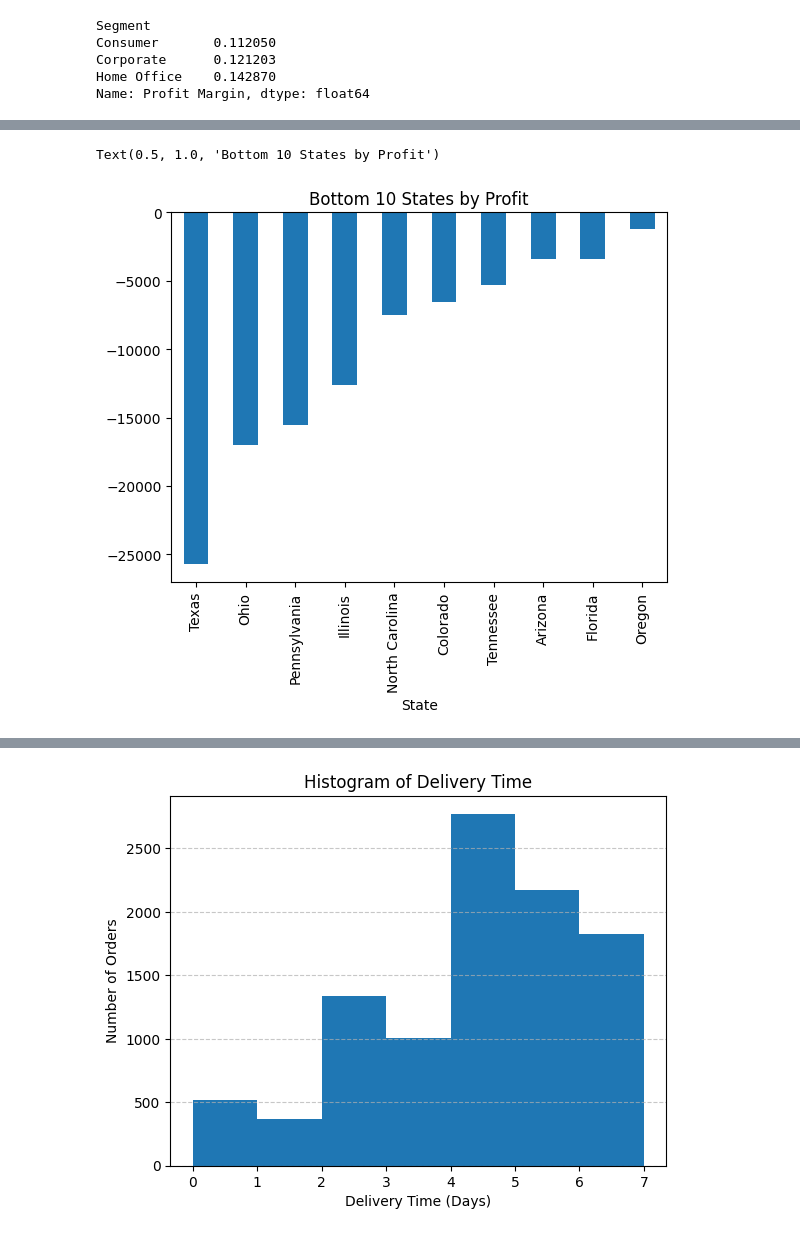
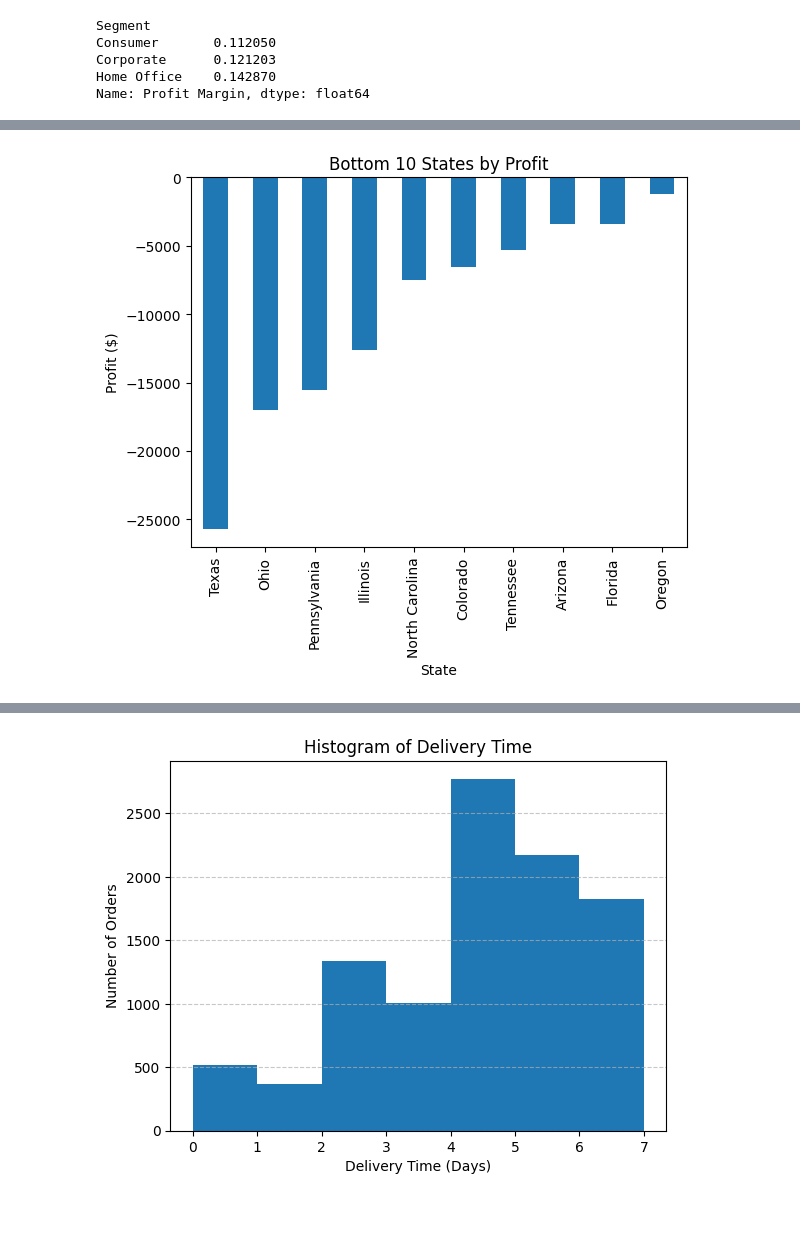
Before and after one commit to KyleNicholls19/StoreDataAnalysis, a Jupyter notebook: StoreAnalysis.ipynb, the cells around one changed output, grey strips where cells are left out. Cells and saved outputs as stored; diff of their text form; code cells hidden in the pictures.

```diff
--- a/StoreAnalysis.ipynb
+++ b/StoreAnalysis.ipynb
@@ -448,8 +539,9 @@ Text(0.5, 1.0, 'Top 10 States by Profit')
 # %%
 df.groupby("State")["Profit"].sum().sort_values(ascending=True).head(10).plot(kind='bar')
 plt.title("Bottom 10 States by Profit")
+plt.ylabel("Profit ($)")
+plt.show()
 # %% [output]
-Text(0.5, 1.0, 'Bottom 10 States by Profit')
-[figure, old version]
+[figure, new version]
 # %%
 df.groupby("Region")["Profit"].sum().plot(kind='bar')
```
Also changed, not shown: parts of 26 cells of this notebook.
